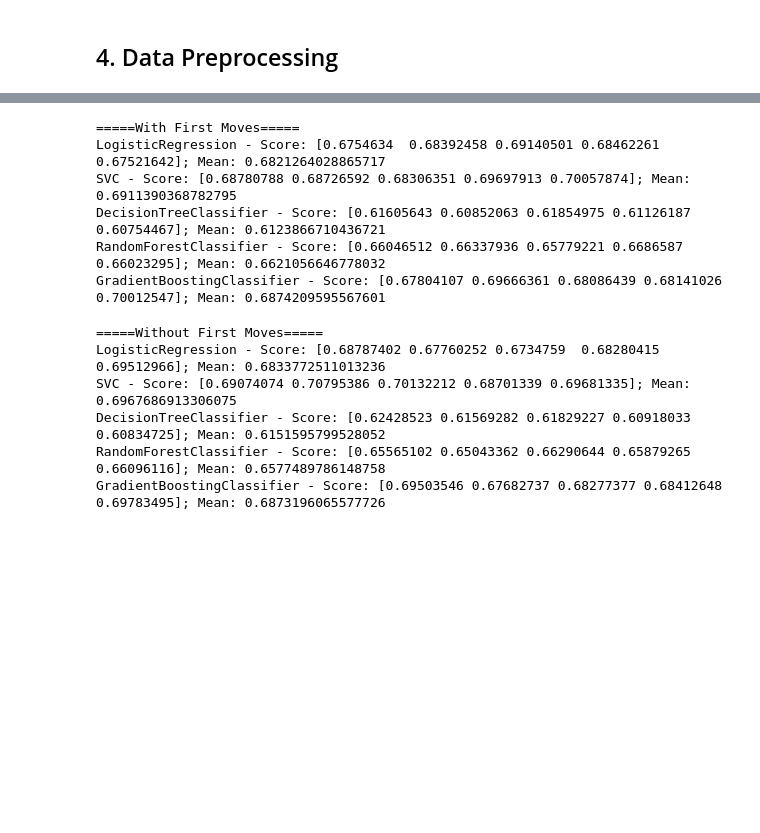
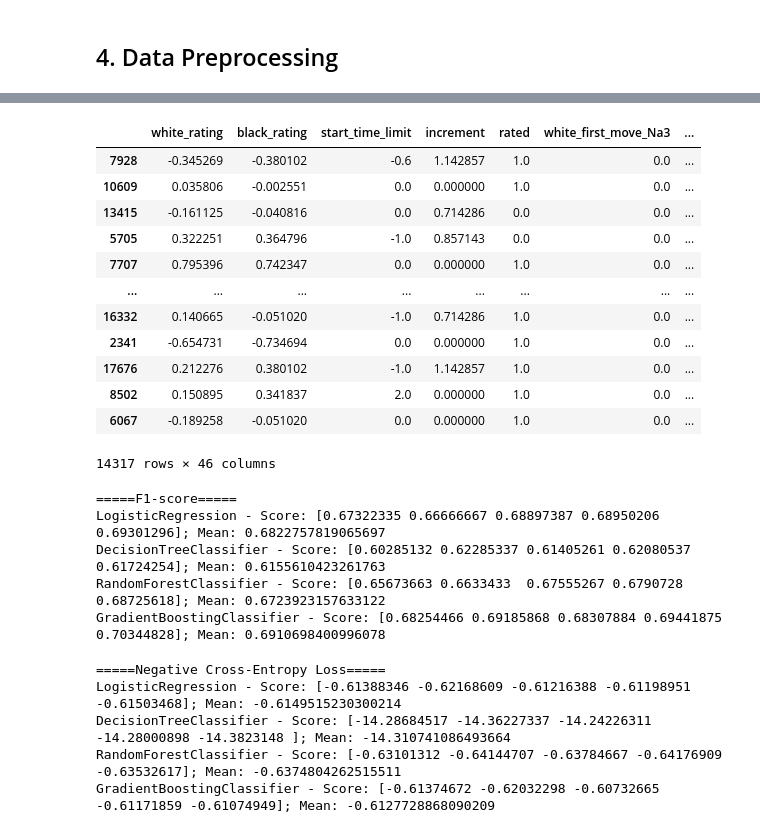
Before and after one commit to ParunNg/Chess-Winning-Rate-Prediction, a Jupyter notebook: chess_games.ipynb, the cells around one changed output, grey strips where cells are left out. Drawn from its saved outputs; the diff is of its cells as text; code cells hidden in the pictures; blank space fills up the shorter version.

```diff
--- a/chess_games.ipynb
+++ b/chess_games.ipynb
@@ -389,2 +369,41 @@ X_test.head()
+# %%
+def create_rating_diff(df):
+    df = df.copy()
+    df['rating_diff'] = df['white_rating'] - df['black_rating']
+    return df
+# %%
+num_transformer = Pipeline(steps=[
+    ('imputer', SimpleImputer(strategy='median')),
+    ('scaler', RobustScaler())  # Scale all numerical features
+])
+# %%
+transformers = ColumnTransformer(transformers=[
+    ('numeric_transformer', num_transformer, num_cols),
+    ('rated_binary_encoder', OrdinalEncoder(), oe_cols),    # Transform rated feature into binary numerical value (0: False, 1: True)
+    ('first_moves_onehot_encoder', OneHotEncoder(handle_unknown='error', sparse_output=False), ohe_cols)    # We will apply one hot encoding on white_first_move and black_first_move features
+    ],
+    verbose_feature_names_out=False,
+    remainder='passthrough').set_output(transform='pandas')
+# %%
+preprocessor = Pipeline(steps=[
+    ('feature_engineering', FunctionTransformer(create_rating_diff)),
+    ('transformers', transformers)
+])
+# %%
+preprocessor.fit_transform(X_train)
+# %% [output]
+|  | white_rating | black_rating | start_time_limit | increment | rated | white_first_move_Na3 | ... |
+| 7928 | -0.345269 | -0.380102 | -0.6 | 1.142857 | 1.0 | 0.0 | ... |
+| 10609 | 0.035806 | -0.002551 | 0.0 | 0.000000 | 1.0 | 0.0 | ... |
+| 13415 | -0.161125 | -0.040816 | 0.0 | 0.714286 | 0.0 | 0.0 | ... |
+| 5705 | 0.322251 | 0.364796 | -1.0 | 0.857143 | 0.0 | 0.0 | ... |
+| 7707 | 0.795396 | 0.742347 | 0.0 | 0.000000 | 1.0 | 0.0 | ... |
+| ... | ... | ... | ... | ... | ... | ... | ... |
+| 16332 | 0.140665 | -0.051020 | -1.0 | 0.714286 | 1.0 | 0.0 | ... |
+| 2341 | -0.654731 | -0.734694 | 0.0 | 0.000000 | 1.0 | 0.0 | ... |
+| 17676 | 0.212276 | 0.380102 | -1.0 | 1.142857 | 1.0 | 0.0 | ... |
+| 8502 | 0.150895 | 0.341837 | 2.0 | 0.000000 | 1.0 | 0.0 | ... |
+| 6067 | -0.189258 | -0.051020 | 0.0 | 0.000000 | 1.0 | 0.0 | ... |
+14317 rows × 46 columns
 # %%
 from sklearn.linear_model import LogisticRegression
@@ -396,27 +414,25 @@ models = [LogisticRegression(max_iter=5000), SVC(), DecisionTreeClassifier(), Ra
 kfold = KFold(n_splits=5, shuffle=True)
 # %%
-print("=====With First Moves=====")
+print("=====F1-score=====")
 for model in models:
-    scores = cross_val_score(model, X_train, y_train, cv=kfold, scoring='f1')
+    pipe = make_pipeline(preprocessor, model)
+    scores = cross_val_score(pipe, X_train, y_train, cv=kfold, scoring='f1')
     print(f"{model.__class__.__name__} - Score: {scores}; Mean: {scores.mean()}")
 # %% [output]
-=====With First Moves=====
-LogisticRegression - Score: [0.6754634  0.68392458 0.69140501 0.68462261 0.67521642]; Mean: 0.6821264028865717
-SVC - Score: [0.68780788 0.68726592 0.68306351 0.69697913 0.70057874]; Mean: 0.6911390368782795
-DecisionTreeClassifier - Score: [0.61605643 0.60852063 0.61854975 0.61126187 0.60754467]; Mean: 0.6123866710436721
-RandomForestClassifier - Score: [0.66046512 0.66337936 0.65779221 0.6686587  0.66023295]; Mean: 0.6621056646778032
-GradientBoostingClassifier - Score: [0.67804107 0.69666361 0.68086439 0.68141026 0.70012547]; Mean: 0.6874209595567601
+=====F1-score=====
+LogisticRegression - Score: [0.67322335 0.66666667 0.68897387 0.68950206 0.69301296]; Mean: 0.6822757819065697
+DecisionTreeClassifier - Score: [0.60285132 0.62285337 0.61405261 0.62080537 0.61724254]; Mean: 0.6155610423261763
+RandomForestClassifier - Score: [0.65673663 0.6633433  0.67555267 0.6790728  0.68725618]; Mean: 0.6723923157633122
+GradientBoostingClassifier - Score: [0.68254466 0.69185868 0.68307884 0.69441875 0.70344828]; Mean: 0.6910698400996078
 # %%
-metagame = ['rated', 'white_rating', 'black_rating', 'rating_diff', 'start_time_limit', 'increment']
-
-print("=====Without First Moves=====")
+print("=====Negative Cross-Entropy Loss=====")
 for model in models:
-    scores = cross_val_score(model, X_train[metagame], y_train, cv=kfold, scoring='f1')
+    pipe = make_pipeline(preprocessor, model)
+    scores = cross_val_score(pipe, X_train, y_train, cv=kfold, scoring='neg_log_loss')
     print(f"{model.__class__.__name__} - Score: {scores}; Mean: {scores.mean()}")
 # %% [output]
-=====Without First Moves=====
-LogisticRegression - Score: [0.68787402 0.67760252 0.6734759  0.68280415 0.69512966]; Mean: 0.6833772511013236
-SVC - Score: [0.69074074 0.70795386 0.70132212 0.68701339 0.69681335]; Mean: 0.6967686913306075
-DecisionTreeClassifier - Score: [0.62428523 0.61569282 0.61829227 0.60918033 0.60834725]; Mean: 0.6151595799528052
-RandomForestClassifier - Score: [0.65565102 0.65043362 0.66290644 0.65879265 0.66096116]; Mean: 0.6577489786148758
-GradientBoostingClassifier - Score: [0.69503546 0.67682737 0.68277377 0.68412648 0.69783495]; Mean: 0.6873196065577726
+=====Negative Cross-Entropy Loss=====
+LogisticRegression - Score: [-0.61388346 -0.62168609 -0.61216388 -0.61198951 -0.61503468]; Mean: -0.6149515230300214
+DecisionTreeClassifier - Score: [-14.28684517 -14.36227337 -14.24226311 -14.28000898 -14.3823148 ]; Mean: -14.310741086493664
+RandomForestClassifier - Score: [-0.63101312 -0.64144707 -0.63784667 -0.64176909 -0.63532617]; Mean: -0.6374804262515511
+GradientBoostingClassifier - Score: [-0.61374672 -0.62032298 -0.60732665 -0.61171859 -0.61074949]; Mean: -0.6127728868090209
```
Also changed, not shown: parts of 22 cells of this notebook, 1 other file.
